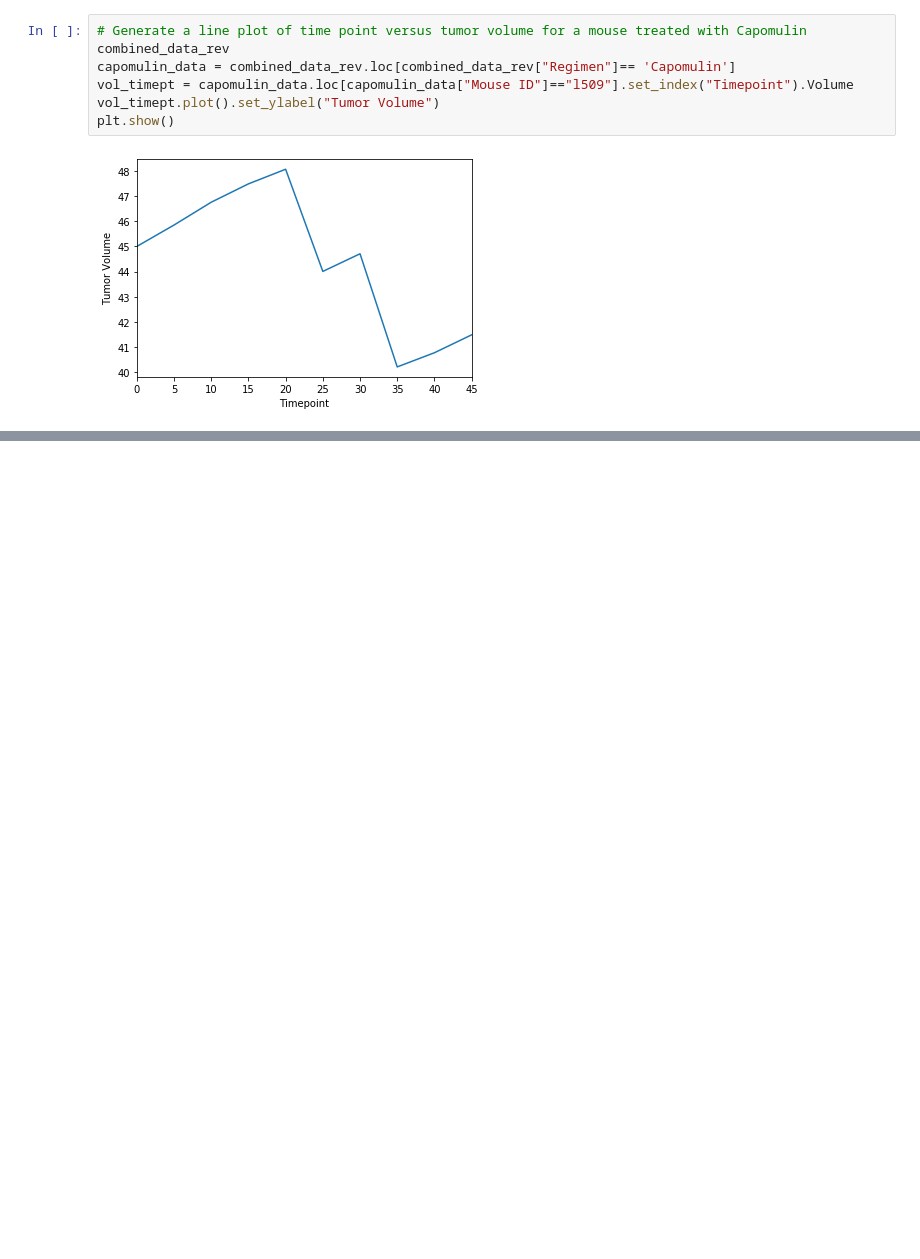
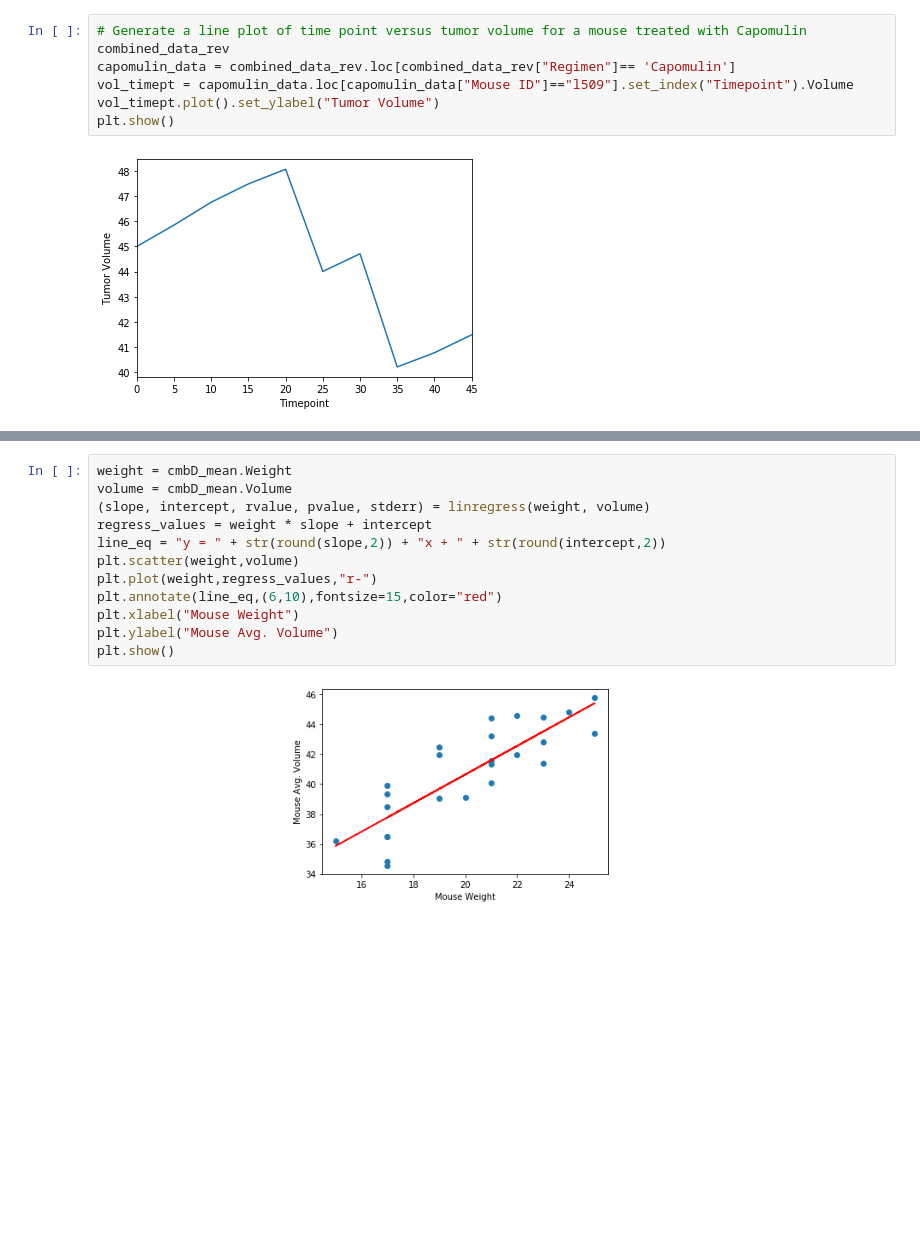
Before and after one commit to satgatech180/matplotlib-challenge, a Jupyter notebook: pymaceuticals_starter.ipynb, the cells around one changed output, grey strips where cells are left out. Drawn from its saved outputs; the diff is of its cells as text; blank space fills up the shorter version.

```diff
--- a/pymaceuticals_starter.ipynb
+++ b/pymaceuticals_starter.ipynb
@@ -220,0 +183,14 @@ SyntaxError: positional argument follows keyword argument (<ipython-input-68-6a4
+# %%
+weight = cmbD_mean.Weight
+volume = cmbD_mean.Volume
+(slope, intercept, rvalue, pvalue, stderr) = linregress(weight, volume)
+regress_values = weight * slope + intercept
+line_eq = "y = " + str(round(slope,2)) + "x + " + str(round(intercept,2))
+plt.scatter(weight,volume)
+plt.plot(weight,regress_values,"r-")
+plt.annotate(line_eq,(6,10),fontsize=15,color="red")
+plt.xlabel("Mouse Weight")
+plt.ylabel("Mouse Avg. Volume")
+plt.show()
+# %% [output]
+[figure, added]
```
Also changed, not shown: parts of 6 cells of this notebook.
